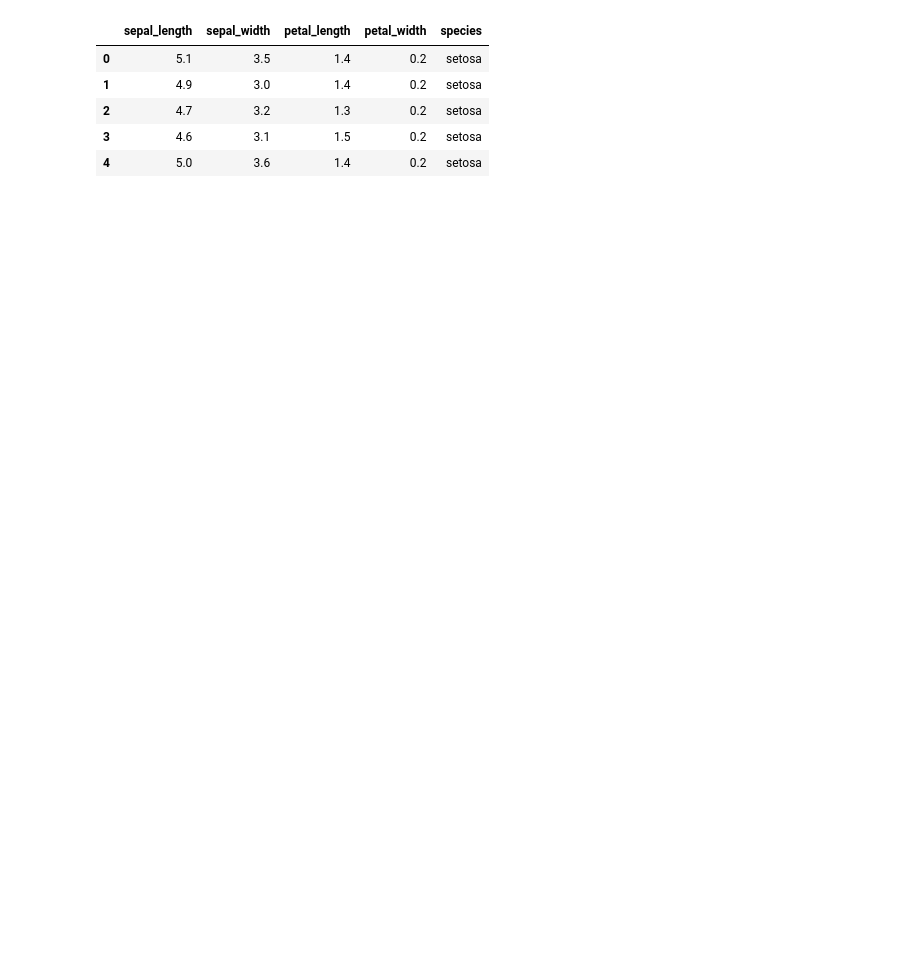
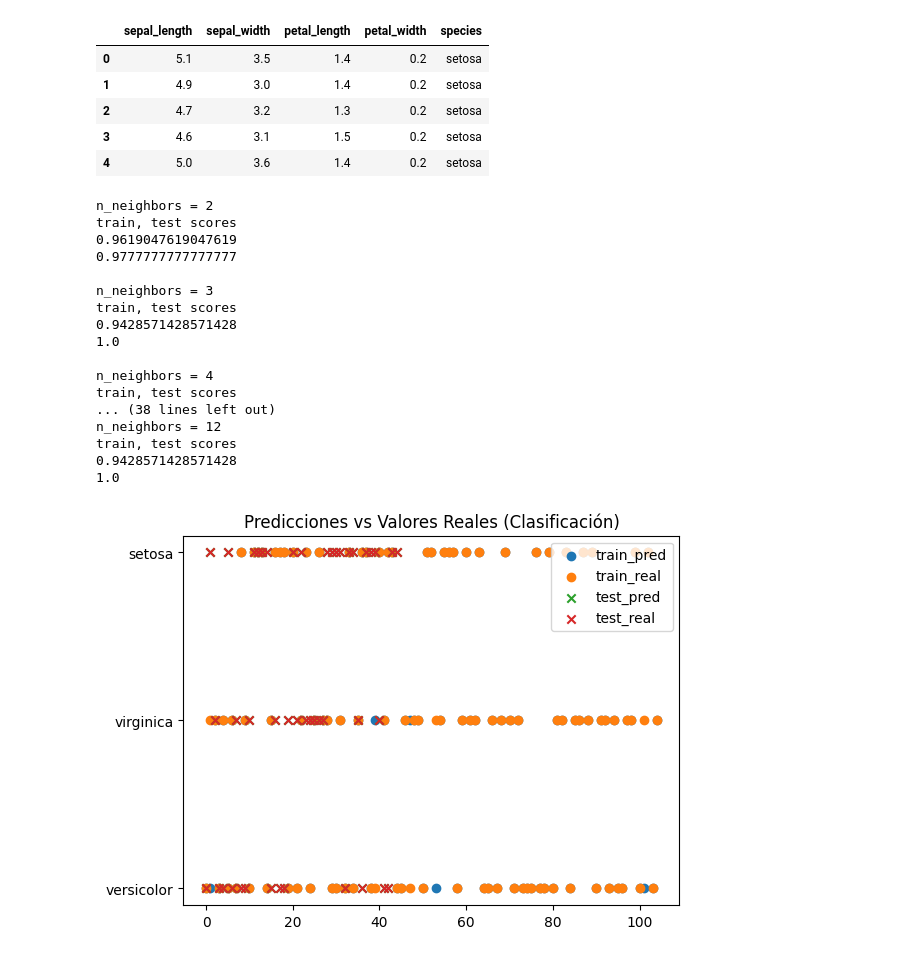
Before and after one commit to Ivon110/Mineria-de-Datos, a Jupyter notebook: mineriacolab1.ipynb, the cells around one changed output. Drawn from its saved outputs; the diff is of its cells as text; code cells hidden in the pictures; blank space fills up the shorter version.

```diff
--- a/mineriacolab1.ipynb
+++ b/mineriacolab1.ipynb
@@ -3464,3 +3479,77 @@ iris.head()
 | 2 | 4.7 | 3.2 | 1.3 | 0.2 | setosa |
 | 3 | 4.6 | 3.1 | 1.5 | 0.2 | setosa |
 | 4 | 5.0 | 3.6 | 1.4 | 0.2 | setosa |
+# %%
+from sklearn.neighbors import KNeighborsClassifier
+from sklearn.metrics import accuracy_score
+import matplotlib.pyplot as plt
+from sklearn.model_selection import train_test_split
+from sklearn.preprocessing import StandardScaler
+
+# Assuming 'iris' is your DataFrame, as seen in the notebook state.
+X = iris.drop('species', axis=1)
+y = iris['species']
+
+# Split data into training and testing sets
+X_train, X_test, y_train, y_test = train_test_split(X, y, test_size=0.3, random_state=42)
+
+# Scale the features
+scaler = StandardScaler()
+scaled_train_features = scaler.fit_transform(X_train)
+scaled_test_features = scaler.transform(X_test)
+
+# Loop para encontrar el mejor k
+for n in range(2, 13):
+    # Create and fit the KNN model
+    knn = KNeighborsClassifier(n_neighbors=n)
+
+    # Fit the model to the training data
+    knn.fit(scaled_train_features, y_train)
+
+    # Print number of neighbors and the score to find the best value of n
+    print("n_neighbors =", n)
+    print('train, test scores')
+    print(knn.score(scaled_train_features, y_train))  # accuracy
+    print(knn.score(scaled_test_features, y_test))    # accuracy
+    print()  # blank line
+
+
+# Create the model with the best-performing n_neighbors (ejemplo: 5)
+knn = KNeighborsClassifier(n_neighbors=5)
+
+# Fit the model
+knn.fit(scaled_train_features, y_train)
+
+# Obtenemos las predicciones para train y test sets
+train_predictions = knn.predict(scaled_train_features)
+test_predictions = knn.predict(scaled_test_features)
+
+# Plot
+plt.scatter(range(len(y_train)), train_predictions, label='train_pred')
+plt.scatter(range(len(y_train)), y_train, label='train_real')
+
+plt.scatter(range(len(y_test)), test_predictions, label='test_pred', marker='x')
+plt.scatter(range(len(y_test)), y_test, label='test_real', marker='x')
+
+plt.legend()
+plt.title("Predicciones vs Valores Reales (Clasificación)")
+plt.show()
+# %% [output]
+n_neighbors = 2
+train, test scores
+0.9619047619047619
+0.9777777777777777
+
+n_neighbors = 3
+train, test scores
+0.9428571428571428
+1.0
+
+n_neighbors = 4
+train, test scores
+... (38 lines left out)
+n_neighbors = 12
+train, test scores
+0.9428571428571428
+1.0
+[figure, added]
```
Also changed, not shown: parts of 4 cells of this notebook.
